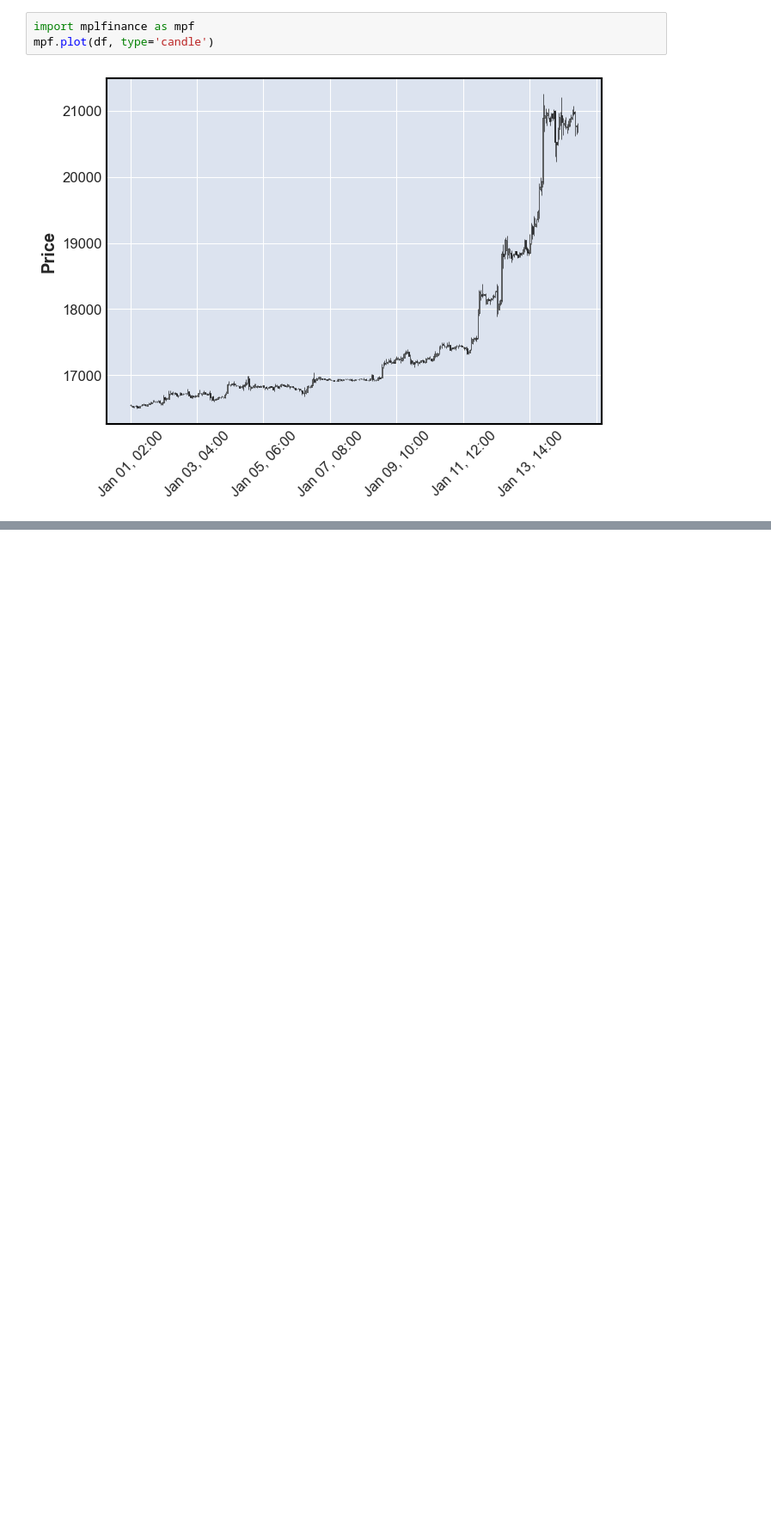
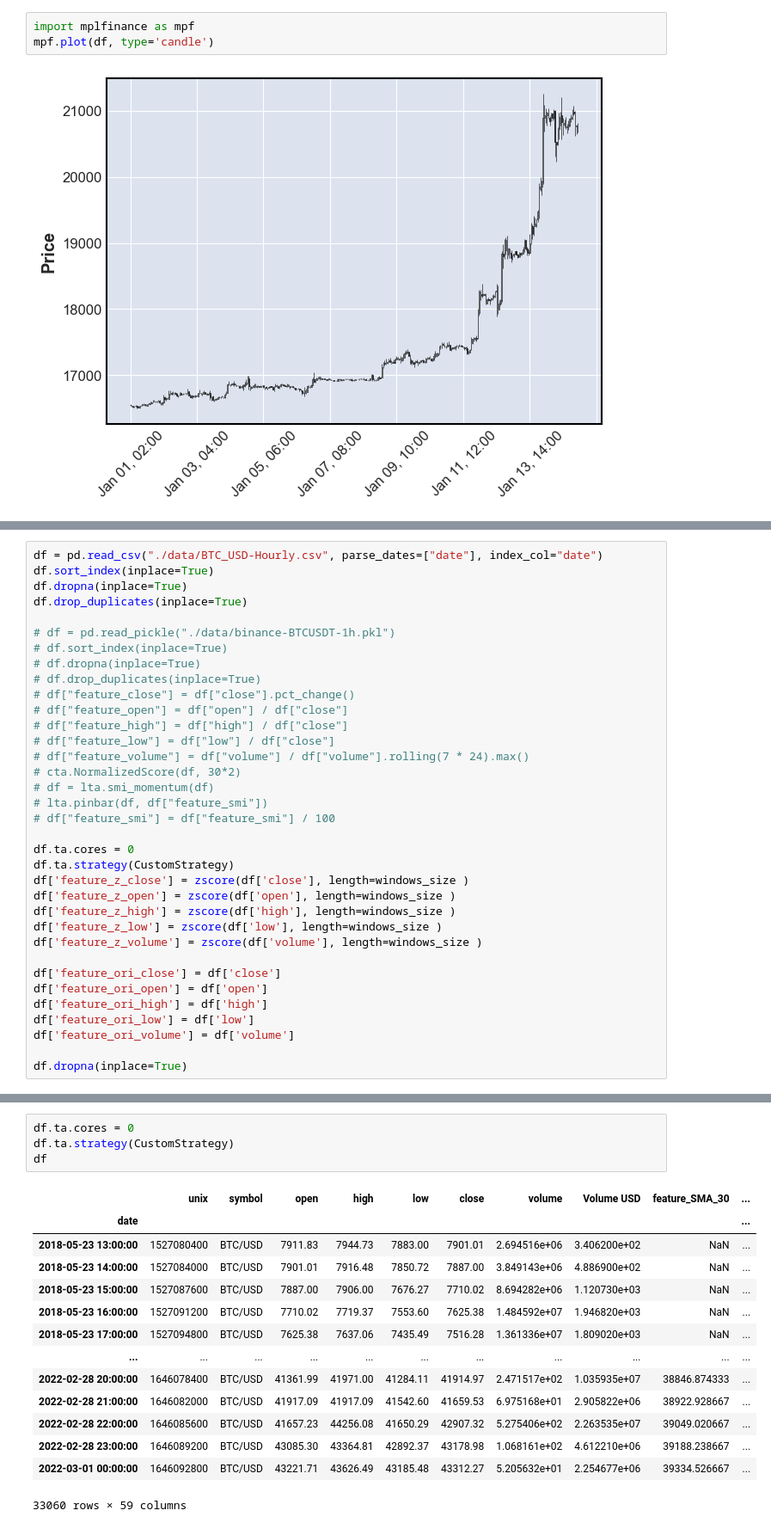
Before and after one commit to loki-zhou/backtrader, a Jupyter notebook: example/gym/indicator_test.ipynb, the cells around one changed output, grey strips where cells are left out. Shown at 86% size. Drawn from its saved outputs; the diff is of its cells as text; blank space fills up the shorter version.

```diff
--- a/example/gym/indicator_test.ipynb
+++ b/example/gym/indicator_test.ipynb
@@ -15,0 +72,35 @@ mpf.plot(df, type='candle')
+# %%
+df = pd.read_csv("./data/BTC_USD-Hourly.csv", parse_dates=["date"], index_col="date")
+df.sort_index(inplace=True)
+df.dropna(inplace=True)
+df.drop_duplicates(inplace=True)
+
+# df = pd.read_pickle("./data/binance-BTCUSDT-1h.pkl")
+# df.sort_index(inplace=True)
+# df.dropna(inplace=True)
+# df.drop_duplicates(inplace=True)
+# df["feature_close"] = df["close"].pct_change()
+# df["feature_open"] = df["open"] / df["close"]
+# df["feature_high"] = df["high"] / df["close"]
+# df["feature_low"] = df["low"] / df["close"]
+# df["feature_volume"] = df["volume"] / df["volume"].rolling(7 * 24).max()
+# cta.NormalizedScore(df, 30*2)
+# df = lta.smi_momentum(df)
+# lta.pinbar(df, df["feature_smi"])
+# df["feature_smi"] = df["feature_smi"] / 100
+
+df.ta.cores = 0
+df.ta.strategy(CustomStrategy)
+df['feature_z_close'] = zscore(df['close'], length=windows_size )
+df['feature_z_open'] = zscore(df['open'], length=windows_size )
+df['feature_z_high'] = zscore(df['high'], length=windows_size )
+df['feature_z_low'] = zscore(df['low'], length=windows_size )
+df['feature_z_volume'] = zscore(df['volume'], length=windows_size )
+
+df['feature_ori_close'] = df['close']
+df['feature_ori_open'] = df['open']
+df['feature_ori_high'] = df['high']
+df['feature_ori_low'] = df['low']
+df['feature_ori_volume'] = df['volume']
+
+df.dropna(inplace=True)
@@ -15,0 +118,19 @@ mpf.plot(df, type='candle')
+# %%
+df.ta.cores = 0
+df.ta.strategy(CustomStrategy)
+df
+# %% [output]
+|  | unix | symbol | open | high | low | close | volume | Volume USD | feature_SMA_30 | ... |
+| date |  |  |  |  |  |  |  |  |  | ... |
+| 2018-05-23 13:00:00 | 1527080400 | BTC/USD | 7911.83 | 7944.73 | 7883.00 | 7901.01 | 2.694516e+06 | 3.406200e+02 | NaN | ... |
+| 2018-05-23 14:00:00 | 1527084000 | BTC/USD | 7901.01 | 7916.48 | 7850.72 | 7887.00 | 3.849143e+06 | 4.886900e+02 | NaN | ... |
+| 2018-05-23 15:00:00 | 1527087600 | BTC/USD | 7887.00 | 7906.00 | 7676.27 | 7710.02 | 8.694282e+06 | 1.120730e+03 | NaN | ... |
+| 2018-05-23 16:00:00 | 1527091200 | BTC/USD | 7710.02 | 7719.37 | 7553.60 | 7625.38 | 1.484592e+07 | 1.946820e+03 | NaN | ... |
+| 2018-05-23 17:00:00 | 1527094800 | BTC/USD | 7625.38 | 7637.06 | 7435.49 | 7516.28 | 1.361336e+07 | 1.809020e+03 | NaN | ... |
+| ... | ... | ... | ... | ... | ... | ... | ... | ... | ... | ... |
+| 2022-02-28 20:00:00 | 1646078400 | BTC/USD | 41361.99 | 41971.00 | 41284.11 | 41914.97 | 2.471517e+02 | 1.035935e+07 | 38846.874333 | ... |
+| 2022-02-28 21:00:00 | 1646082000 | BTC/USD | 41917.09 | 41917.09 | 41542.60 | 41659.53 | 6.975168e+01 | 2.905822e+06 | 38922.928667 | ... |
+| 2022-02-28 22:00:00 | 1646085600 | BTC/USD | 41657.23 | 44256.08 | 41650.29 | 42907.32 | 5.275406e+02 | 2.263535e+07 | 39049.020667 | ... |
+| 2022-02-28 23:00:00 | 1646089200 | BTC/USD | 43085.30 | 43364.81 | 42892.37 | 43178.98 | 1.068161e+02 | 4.612210e+06 | 39188.238667 | ... |
+| 2022-03-01 00:00:00 | 1646092800 | BTC/USD | 43221.71 | 43626.49 | 43185.48 | 43312.27 | 5.205632e+01 | 2.254677e+06 | 39334.526667 | ... |
+33060 rows × 59 columns
```
Also changed, not shown: parts of 4 cells of this notebook, 8 other files.
